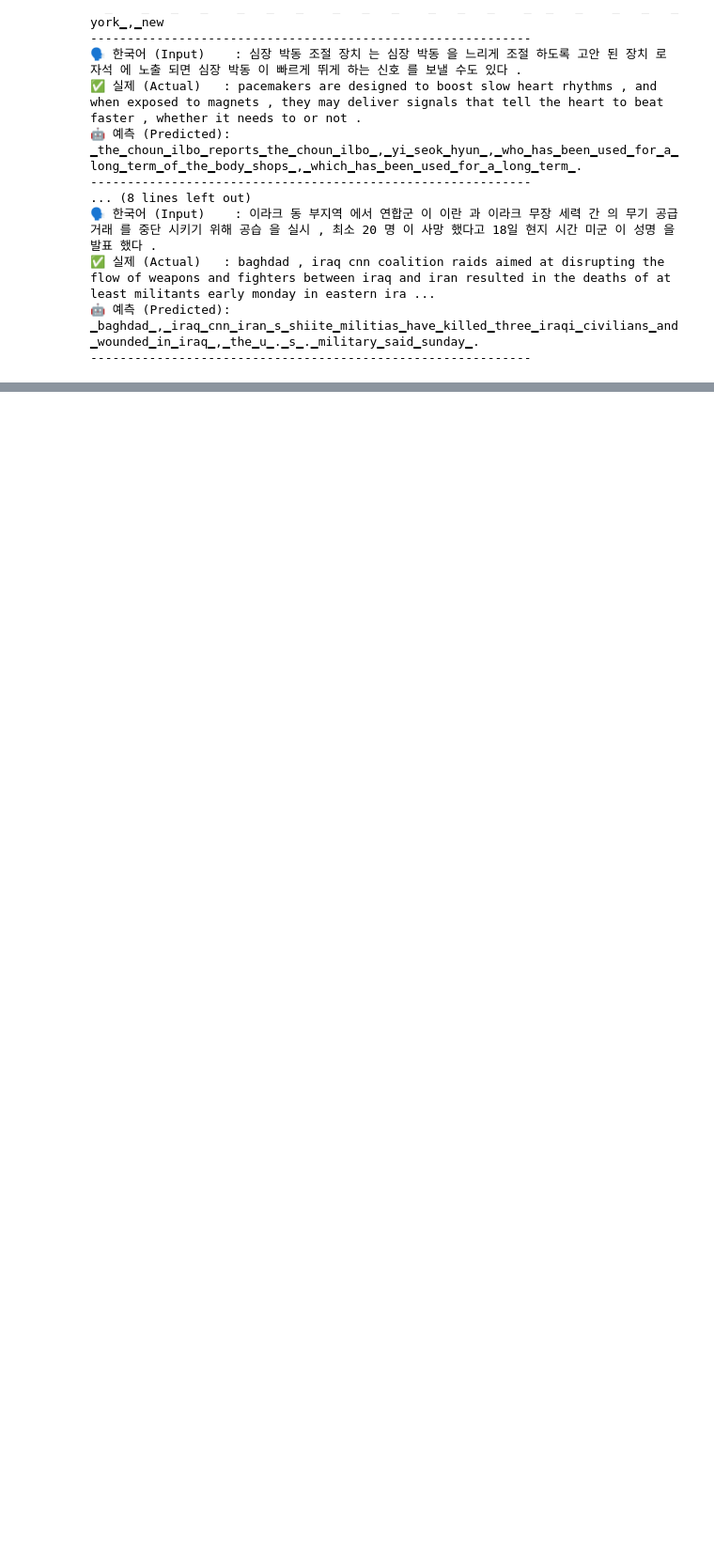
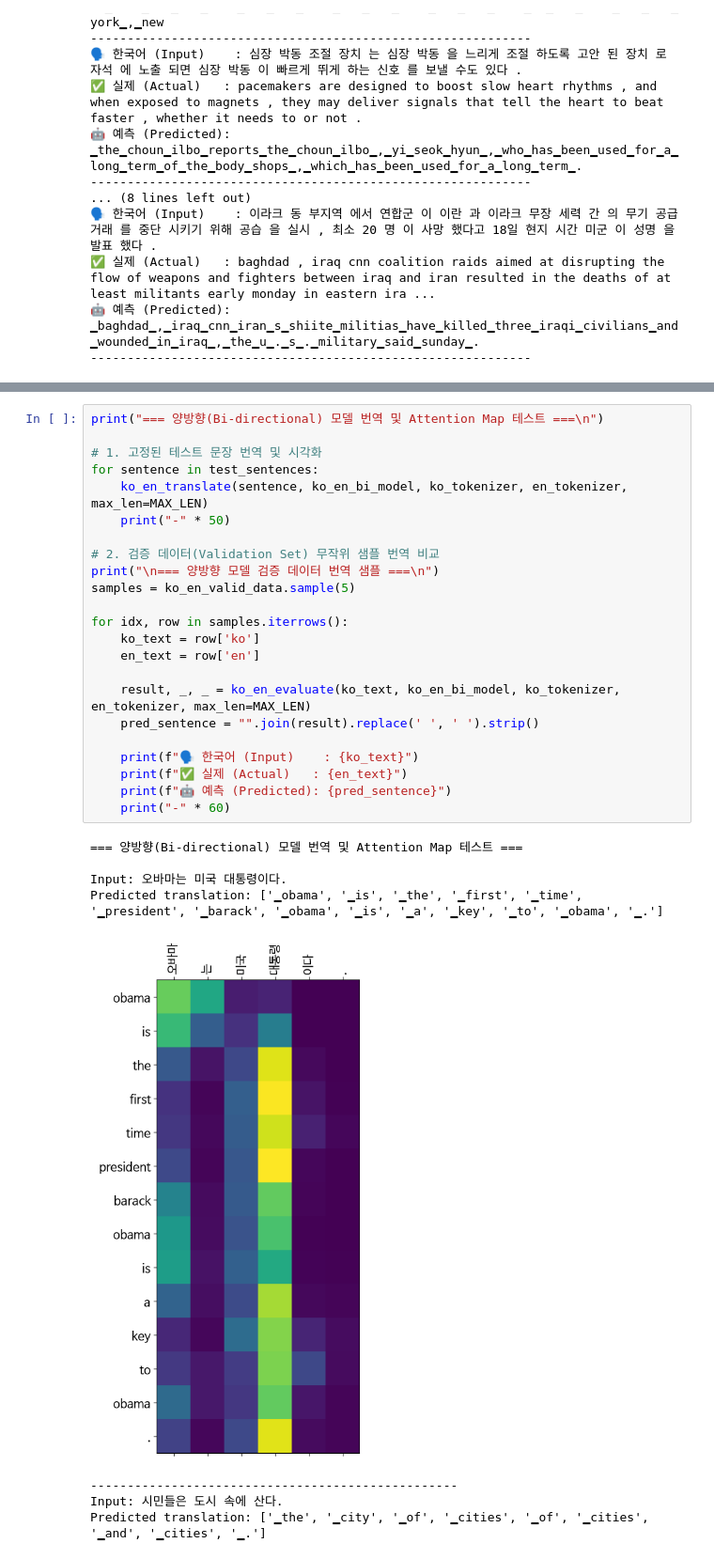
Before and after one commit to todd-jang/AIFFEL_quest_rs, a Jupyter notebook: GoingDeeper/05_Attention/Seq2seq와_Attention[프로젝트]_Seq2seq으로_번역기_만들기.ipynb, the cells around one changed output, grey strips where cells are left out. Shown at 94% size. Saved outputs shown, nothing was run; the diff lists cells and outputs as text; blank space fills up the shorter version.

```diff
--- a/GoingDeeper/05_Attention/Seq2seq와_Attention[프로젝트]_Seq2seq으로_번역기_만들기.ipynb
+++ b/GoingDeeper/05_Attention/Seq2seq와_Attention[프로젝트]_Seq2seq으로_번역기_만들기.ipynb
@@ -1671,0 +1786,32 @@ Predicted translation: ['▁the', '▁deaths', '▁of', '▁the', '▁earthquake
+# %%
+print("=== 양방향(Bi-directional) 모델 번역 및 Attention Map 테스트 ===\n")
+
+# 1. 고정된 테스트 문장 번역 및 시각화
+for sentence in test_sentences:
+    ko_en_translate(sentence, ko_en_bi_model, ko_tokenizer, en_tokenizer, max_len=MAX_LEN)
+    print("-" * 50)
+
+# 2. 검증 데이터(Validation Set) 무작위 샘플 번역 비교
+print("\n=== 양방향 모델 검증 데이터 번역 샘플 ===\n")
+samples = ko_en_valid_data.sample(5)
+
+for idx, row in samples.iterrows():
+    ko_text = row['ko']
+    en_text = row['en']
+
+    result, _, _ = ko_en_evaluate(ko_text, ko_en_bi_model, ko_tokenizer, en_tokenizer, max_len=MAX_LEN)
+    pred_sentence = "".join(result).replace(' ', ' ').strip()
+
+    print(f"🗣️ 한국어 (Input)    : {ko_text}")
+    print(f"✅ 실제 (Actual)   : {en_text}")
+    print(f"🤖 예측 (Predicted): {pred_sentence}")
+    print("-" * 60)
+# %% [output]
+=== 양방향(Bi-directional) 모델 번역 및 Attention Map 테스트 ===
+
+Input: 오바마는 미국 대통령이다.
+Predicted translation: ['▁obama', '▁is', '▁the', '▁first', '▁time', '▁president', '▁barack', '▁obama', '▁is', '▁a', '▁key', '▁to', '▁obama', '▁.']
+[figure, added]
+--------------------------------------------------
+Input: 시민들은 도시 속에 산다.
+Predicted translation: ['▁the', '▁city', '▁of', '▁cities', '▁of', '▁cities', '▁and', '▁cities', '▁.']
```
Also changed, not shown: parts of 15 cells of this notebook.
